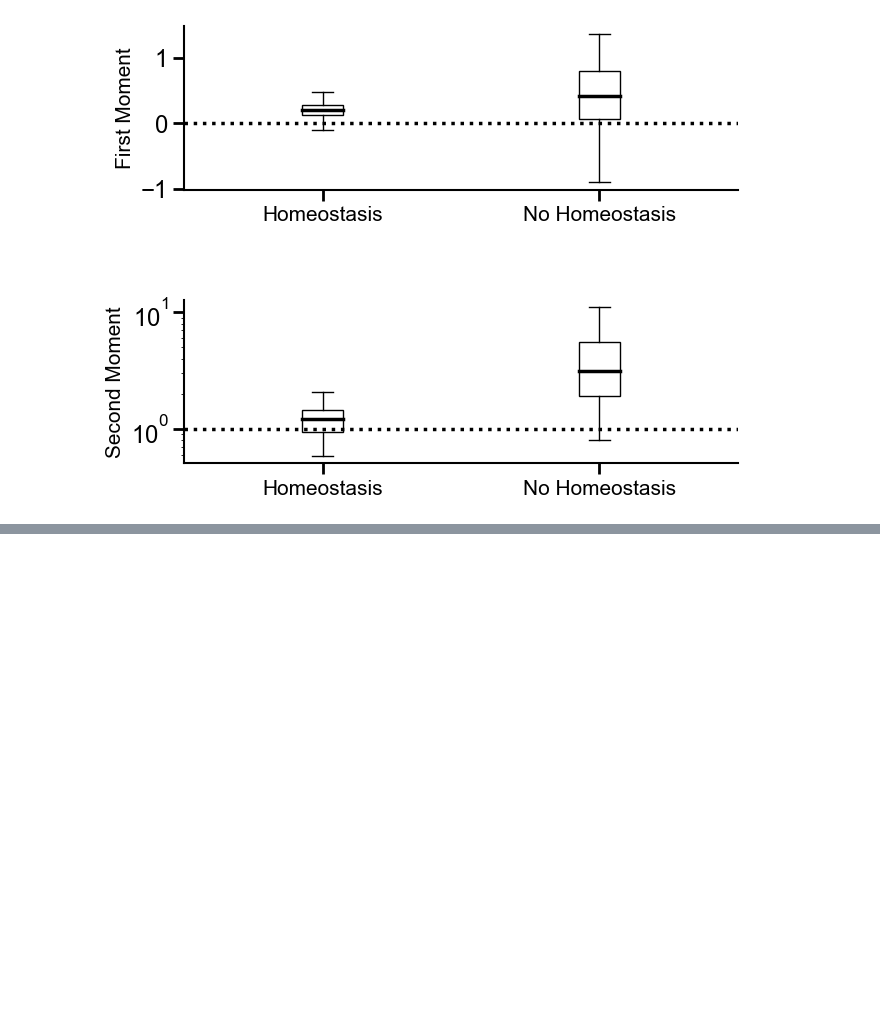
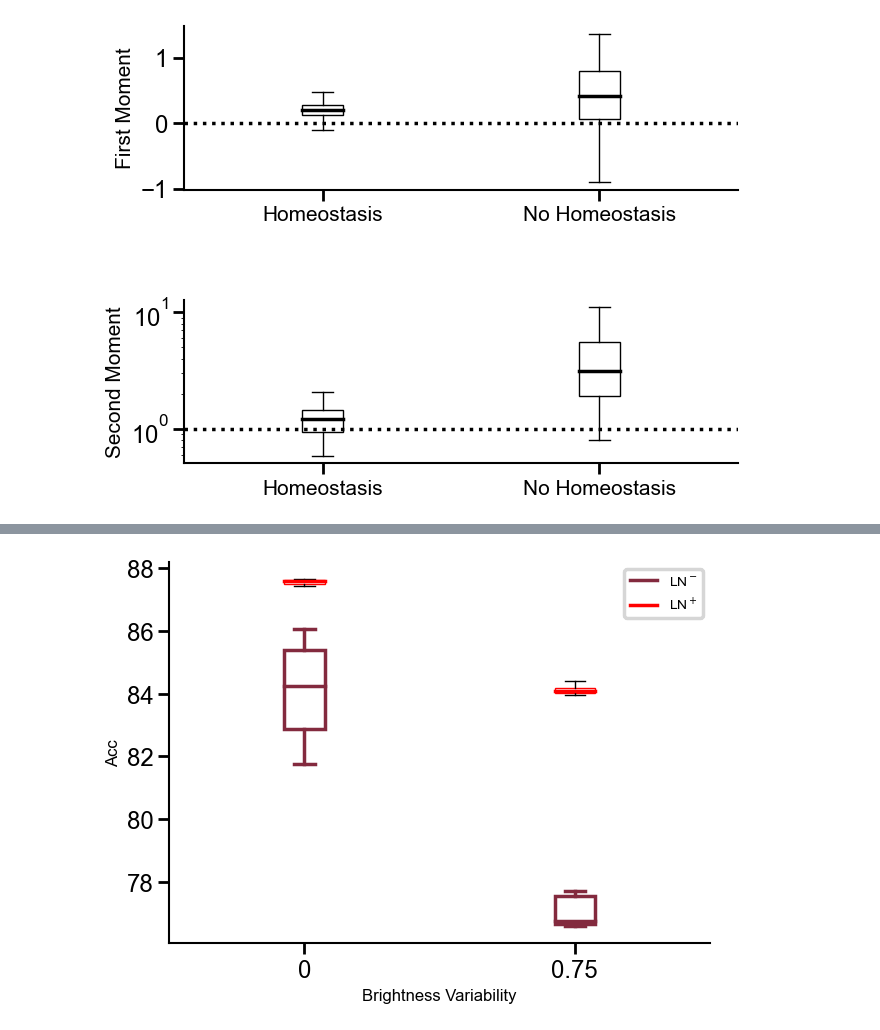
Before and after one commit to RoyHEyono/HomeostaticDANN, a Jupyter notebook: models/dense_mnist_task/notebooks/naisys_plots.ipynb, the cells around one changed output, grey strips where cells are left out. Saved outputs shown, nothing was run; the diff lists cells and outputs as text; code cells hidden in the pictures; blank space fills up the shorter version.

```diff
--- a/models/dense_mnist_task/notebooks/naisys_plots.ipynb
+++ b/models/dense_mnist_task/notebooks/naisys_plots.ipynb
@@ -633,0 +161,84 @@ ax.set_yscale('log')
+# %%
+fig, ax = plt.subplots()
+brightness_factor = [0, 0.75]
+noln_acc = []
+ln_acc = []
+homeo_acc = []
+homeo_ln_acc = []
+homeo_inhib_acc = []
+
+top_n_architectures = 10
+
+for bf in brightness_factor:
+
+    runs_vanilla_dann = fetch_runs(api, entity='project_danns', project_name='Luminosity_NAISYS', filters={"config.dataset": "fashionmnist",
+                                                                "config.brightness_factor": bf, "config.homeostasis": 0, "config.normtype": 0,
+                                                                "config.use_testset": True}, order="-summary_metrics.test_acc")[:top_n_architectures]
+    runs_vanilla_dann_layernorm = fetch_runs(api, entity='project_danns', project_name='Luminosity_NAISYS', filters={"config.dataset": "fashionmnist",
+                                                                "config.brightness_factor": bf, "config.homeostasis": 0, "config.normtype": 1,
+                                                                "config.use_testset": True}, order="-summary_metrics.test_acc")[:top_n_architectures]
+    runs_homeostasis = fetch_runs(api, entity='project_danns', project_name='Luminosity_NAISYS', filters={"config.dataset": "fashionmnist",
+                                                                    "config.brightness_factor": bf,"config.homeostasis": 1, "config.normtype": 0,
+                                                                    "config.use_testset": True, "config.task_opt_inhib": 1, "config.use_sep_bias_gain_lrs": 0,
+                                                                    "config.homeostatic_annealing": 0, "config.implicit_homeostatic_loss": 0 }, order="-summary_metrics.test_acc") [:top_n_architectures]
+
+
+    noln_acc.append([run_noln.summary['test_acc'] for run_noln in runs_vanilla_dann ])
+    ln_acc.append([run_ln.summary['test_acc'] for run_ln in runs_vanilla_dann_layernorm])
+    homeo_inhib_acc.append([run_ln.summary['test_acc'] for run_ln in runs_homeostasis])
+
+bp1 = ax.boxplot(np.array(noln_acc).T, patch_artist=True, boxprops=dict(color='black', facecolor='none'), medianprops=dict(linestyle='-', linewidth=2.5, color='black'),
+                         showbox=True, showfliers=False)
+bp2 = ax.boxplot(np.array(ln_acc).T, patch_artist=True, boxprops=dict(color='red', facecolor='none'), medianprops=dict(linestyle='-', linewidth=2.5, color='red'),
+                          showfliers=False)
+# bp5 = ax.boxplot(np.array(homeo_inhib_acc).T, patch_artist=True, boxprops=dict(color='green', facecolor='none'), medianprops=dict(linestyle='-', linewidth=2.5, color='green'),
+#                          showfliers=False)
+
+# Iterate through each part of the boxplot and customize
+for i, box in enumerate(bp5['boxes']):
+    box.set(color='green', linewidth=2.5)  # Box outline color
+    box.set(facecolor='none')  # Box fill color (optional)
+
+for whisker in bp5['whiskers']:
+    whisker.set(color='green', linewidth=2.5)  # Whisker (tail) color and thickness
+
+for cap in bp5['caps']:
+    cap.set(color='green', linewidth=2.5)  # Cap (end of whiskers) color and thickness
+
+for median in bp5['medians']:
+    median.set(color='green', linewidth=2.5)  # Median color and thickness
+
+for flier in bp5['fliers']:
+    flier.set(marker='o', color='green', alpha=0.5)  # Outliers (fliers) customization
+
+
+color_no_ln = '#832a3e'
+
+# Iterate through each part of the boxplot and customize
+for i, box in enumerate(bp1['boxes']):
+    box.set(color=color_no_ln, linewidth=2.5)  # Box outline color
+    box.set(facecolor='white')  # Box fill color (optional)
+
+for whisker in bp1['whiskers']:
+    whisker.set(color=color_no_ln, linewidth=2.5)  # Whisker (tail) color and thickness
+
+for cap in bp1['caps']:
+    cap.set(color=color_no_ln, linewidth=2.5)  # Cap (end of whiskers) color and thickness
+
+for median in bp1['medians']:
+    median.set(color=color_no_ln, linewidth=2.5)  # Median color and thickness
+
+for flier in bp1['fliers']:
+    flier.set(marker='o', color=color_no_ln, alpha=0.5)  # Outliers (fliers) customization
+
+# Create custom x-axis tick labels
+custom_xticks = ['0', '0.75']
+ax.set_xticks(np.arange(1, len(custom_xticks) + 1))
+ax.set_xticklabels(custom_xticks)
+
+ax.set_xlabel('Brightness Variability')
+ax.set_ylabel(f'Acc')
+# ax.legend([bp1["medians"][0], bp2["medians"][0], bp3["medians"][0], bp4["medians"][0]], ['LN$^-$', 'LN$^+$', f'H ($\lambda=${lmbda}) LN$^-$', f'H ($\lambda=${lmbda}) LN$^+$'], loc='lower left')
+ax.legend([bp1["medians"][0], bp2["medians"][0]], ['LN$^-$', 'LN$^+$'], fontsize="10", loc ="best")
+#ax.set_yscale('log')
+# %% [output]
@@ -633,0 +246 @@ ax.set_yscale('log')
+[figure, added]
```
Also changed, not shown: parts of 8 cells of this notebook, 2 other files.
